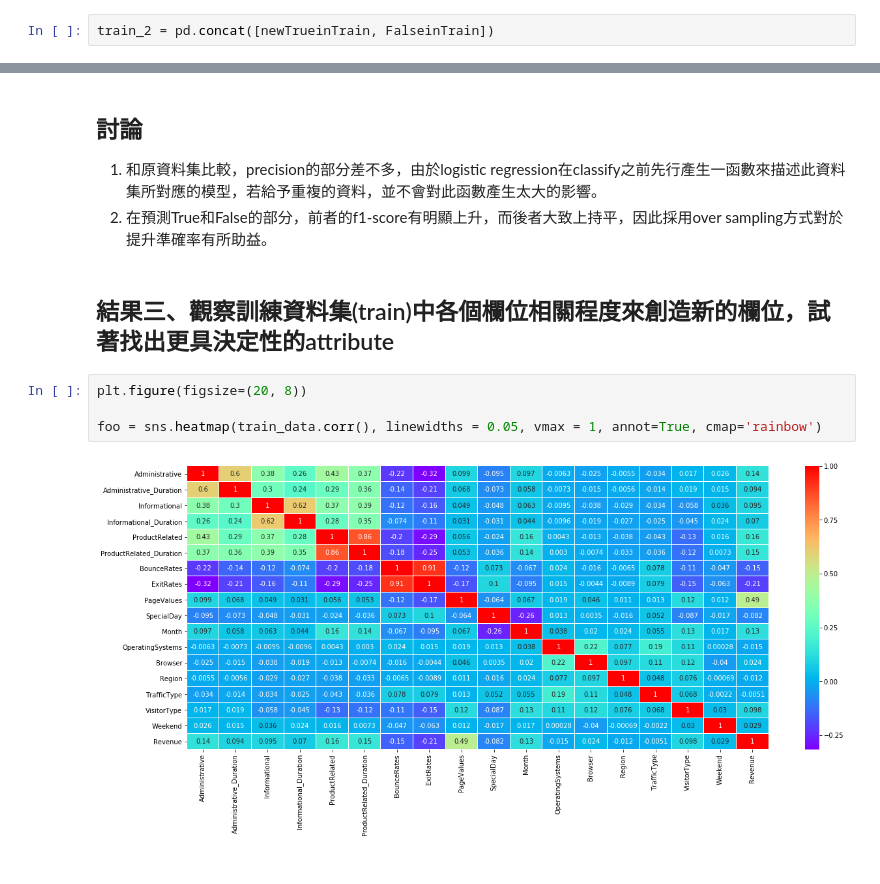
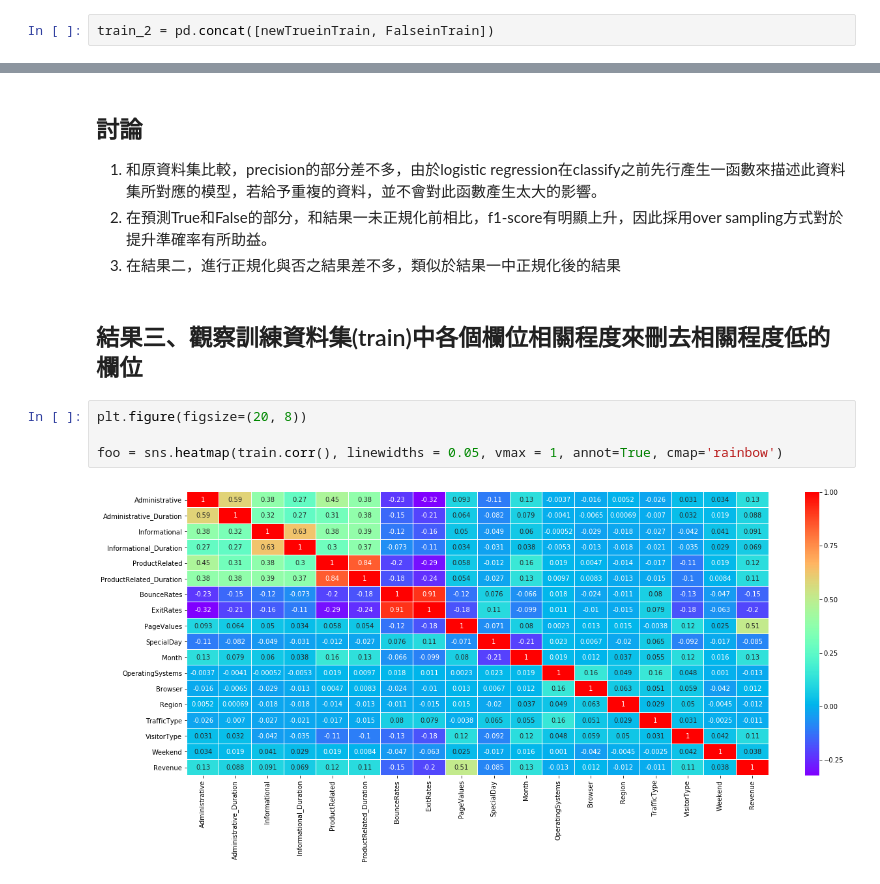
Before and after one commit to ChongMingWei/FUNDAMENTALS-OF-DATA-ANALYTICS-HW4, a Jupyter notebook: HW4.ipynb, the cells around one changed output, grey strips where cells are left out. Saved outputs shown, nothing was run; the diff lists cells and outputs as text.

```diff
--- a/HW4.ipynb
+++ b/HW4.ipynb
@@ -248,12 +320,13 @@ weighted avg       0.85      0.83      0.84      2330
 # %% [markdown]
 ## 討論
 1. 和原資料集比較，precision的部分差不多，由於logistic regression在classify之前先行產生一函數來描述此資料集所對應的模型，若給予重複的資料，並不會對此函數產生太大的影響。
-2. 在預測True和False的部分，前者的f1-score有明顯上升，而後者大致上持平，因此採用over sampling方式對於提升準確率有所助益。
+2. 在預測True和False的部分，和結果一未正規化前相比，f1-score有明顯上升，因此採用over sampling方式對於提升準確率有所助益。
+3. 在結果二，進行正規化與否之結果差不多，類似於結果一中正規化後的結果
 # %% [markdown]
-## 結果三、觀察訓練資料集(train)中各個欄位相關程度來創造新的欄位，試著找出更具決定性的attribute
+## 結果三、觀察訓練資料集(train)中各個欄位相關程度來刪去相關程度低的欄位
 # %%
 plt.figure(figsize=(20, 8))
 
-foo = sns.heatmap(train_data.corr(), linewidths = 0.05, vmax = 1, annot=True, cmap='rainbow')
+foo = sns.heatmap(train.corr(), linewidths = 0.05, vmax = 1, annot=True, cmap='rainbow')
 # %% [output]
-[figure, old version]
+[figure, new version]
```
Also changed, not shown: parts of 22 cells of this notebook.
